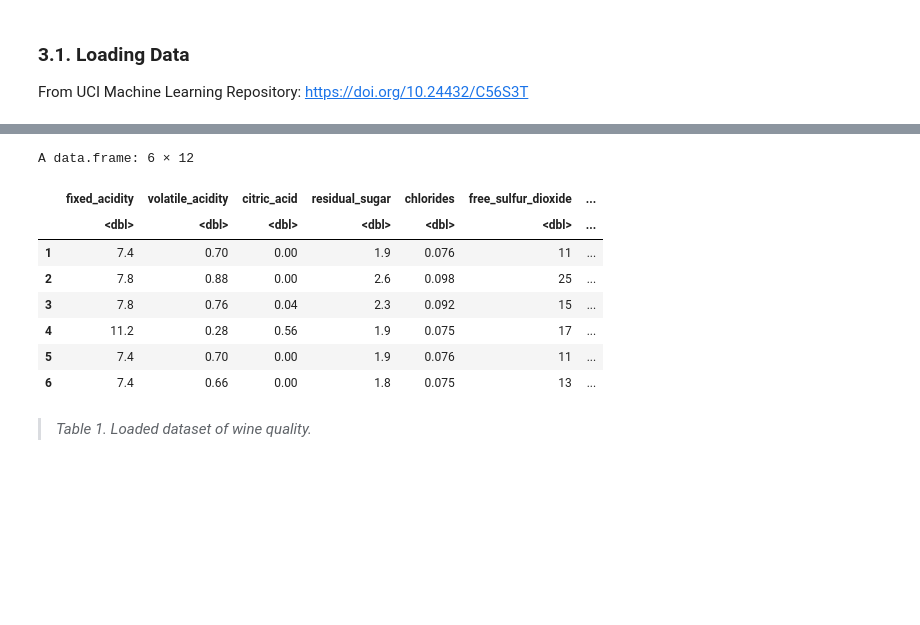
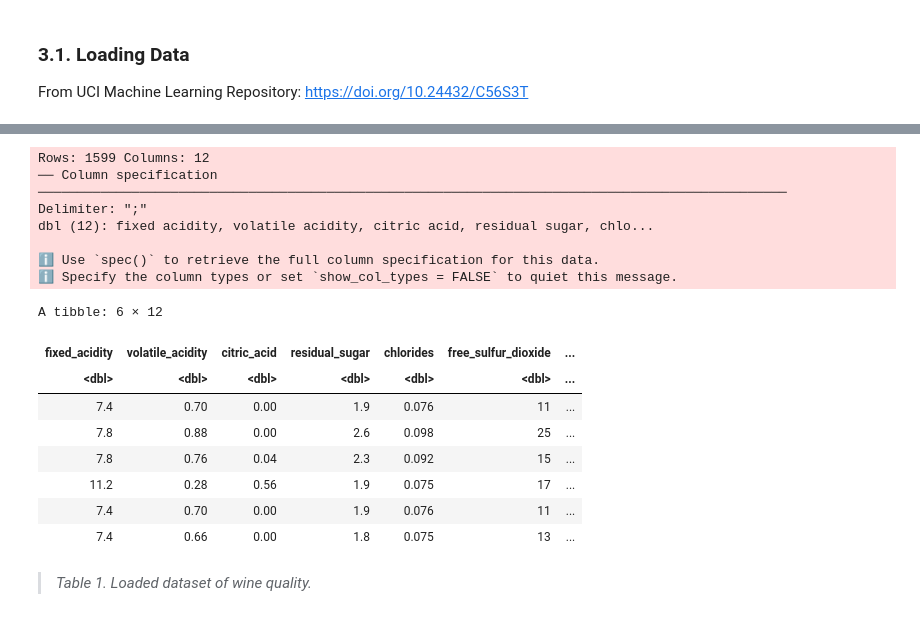
Before and after one commit to DSCI-310-2024/DSCI-310_Group-7, a Jupyter notebook: prediction-red_wine_quality.ipynb, the cells around one changed output, grey strips where cells are left out. Cells and saved outputs as stored; diff of their text form; code cells hidden in the pictures; blank space fills up the shorter version.

Commit message:
read dataset from uci url

```diff
--- a/prediction-red_wine_quality.ipynb
+++ b/prediction-red_wine_quality.ipynb
@@ -45,23 +45,34 @@ The following object is masked from 'package:purrr':
 
     some
 # %%
-# Read CSV data
-wine <- read.csv("https://cdn.discordapp.com/attachments/1203027011782574120/1212841703023845376/winequality-red.csv?ex=65f34ddb&is=65e0d8db&hm=f7efde291bfa7956aae01abb4d11054726fb3849f45683b3106945c655110de2&")
+# Read CSV data.
+wine <- read_delim("https://archive.ics.uci.edu/ml/machine-learning-databases/wine-quality/winequality-red.csv",
+                delim = ";")
 
+# Adding new names as the original names contain spaces.
 new_names <- c("fixed_acidity", "volatile_acidity", "citric_acid", "residual_sugar", "chlorides", "free_sulfur_dioxide",
               "total_sulfur_dioxide", "density", "pH", "sulphates", "alcohol", "quality")
 colnames(wine) <- new_names
+
+# Previewing the first 6 rows.
 head(wine)
 # %% [output]
-A data.frame: 6 × 12
+Rows: 1599 Columns: 12
+── Column specification ────────────────────────────────────────────────────────────────────────────────────────────────
+Delimiter: ";"
+dbl (12): fixed acidity, volatile acidity, citric acid, residual sugar, chlo...
+
+ℹ Use `spec()` to retrieve the full column specification for this data.
+ℹ Specify the column types or set `show_col_types = FALSE` to quiet this message.
+A tibble: 6 × 12
-|  | fixed_acidity | volatile_acidity | citric_acid | residual_sugar | chlorides | free_sulfur_dioxide | ... |
-|  | <dbl> | <dbl> | <dbl> | <dbl> | <dbl> | <dbl> | ... |
-| 1 | 7.4 | 0.70 | 0.00 | 1.9 | 0.076 | 11 | ... |
-| 2 | 7.8 | 0.88 | 0.00 | 2.6 | 0.098 | 25 | ... |
-| 3 | 7.8 | 0.76 | 0.04 | 2.3 | 0.092 | 15 | ... |
-| 4 | 11.2 | 0.28 | 0.56 | 1.9 | 0.075 | 17 | ... |
-| 5 | 7.4 | 0.70 | 0.00 | 1.9 | 0.076 | 11 | ... |
-| 6 | 7.4 | 0.66 | 0.00 | 1.8 | 0.075 | 13 | ... |
+| fixed_acidity | volatile_acidity | citric_acid | residual_sugar | chlorides | free_sulfur_dioxide | ... |
+| <dbl> | <dbl> | <dbl> | <dbl> | <dbl> | <dbl> | ... |
+| 7.4 | 0.70 | 0.00 | 1.9 | 0.076 | 11 | ... |
+| 7.8 | 0.88 | 0.00 | 2.6 | 0.098 | 25 | ... |
+| 7.8 | 0.76 | 0.04 | 2.3 | 0.092 | 15 | ... |
+| 11.2 | 0.28 | 0.56 | 1.9 | 0.075 | 17 | ... |
+| 7.4 | 0.70 | 0.00 | 1.9 | 0.076 | 11 | ... |
+| 7.4 | 0.66 | 0.00 | 1.8 | 0.075 | 13 | ... |
 # %% [markdown]
 > *Table 1. Loaded dataset of wine quality.*
 # %% [markdown]
```
Also changed, not shown: parts of 1 cell of this notebook.
